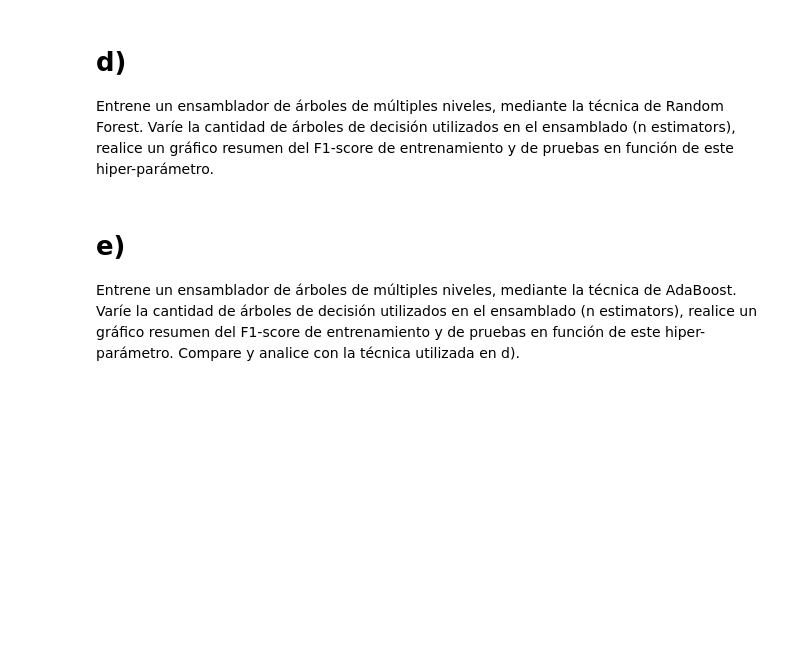
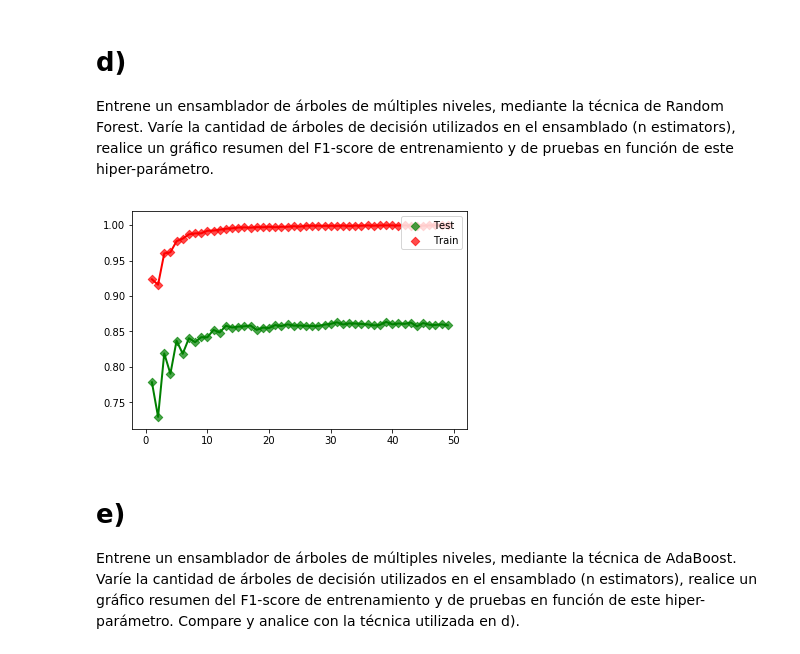
Before and after one commit to matiasarayac/tarea3-ML, a Jupyter notebook: Pregunta_3.ipynb, the cells around one changed output. Drawn from its saved outputs; the diff is of its cells as text; code cells hidden in the pictures; blank space fills up the shorter version.

```diff
--- a/Pregunta_3.ipynb
+++ b/Pregunta_3.ipynb
@@ -85,3 +69,13 @@ Entrene un solo Arbol de Clasificación de múltiples niveles para resolver el p
 hiper-parámetros que prefiera, recuerde que las decisiones no pueden ser basadas mirando el conjunto
 de pruebas. Debido al desbalanceo que se produce en las dos clases mida la m´etrica F1-score [5] sobre
 el conjunto de entrenamiento y de pruebas.
+# %%
+import pandas as pd
+from sklearn.model_selection import train_test_split
+y_train = np.asarray(df_train.good_quality.values).ravel().tolist()
+del df_train["good_quality"]
+x_train = df_train
+y_test = np.asarray(df_test.good_quality.values).ravel().tolist()
+del df_test["good_quality"]
+x_test = df_test
+x_train,x_val,y_train,y_val = train_test_split(x_train, y_train, test_size=0.25, random_state=42
@@ -106,11 +156,38 @@ f1_score(y_true, y_pred, average='binary') # average="micro" average="macro" ave
 Entrene un ensamblador de árboles de múltiples niveles, mediante la técnica de Random Forest. Varíe la
 cantidad de árboles de decisión utilizados en el ensamblado (n estimators), realice un gráfico resumen
 del F1-score de entrenamiento y de pruebas en función de este hiper-parámetro.
-# %%
-from sklearn.ensemble import RandomForestClassifier
-model = RandomForestClassifier(n_estimators=, max_depth=,n_jobs=-1)
-from sklearn.metrics import f1_score
-f1_score(y_true, y_pred)
+# %%
+from sklearn.ensemble import RandomForestClassifier
+import pandas as pd
+import matplotlib.pyplot as plt
+import numpy as np
+import math
+def nEstimator(c1):
+    model = RandomForestClassifier(n_estimators=c1, max_depth=23,n_jobs=-1,random_state=10)
+    model.fit(x_train,y_train)
+    y_pred=model.predict(x_test)
+    y_true=y_test
+    val=f1_score(y_true, y_pred)
+    y_pred=model.predict(x_train)
+    y_true=y_train
+    val2=f1_score(y_true,y_pred)
+    return (val,val2)
+y=[]
+x=[]
+y2=[]
+for i in range(1,50):
+    s=nEstimator(i)
+    y.append(s[0])
+    y2.append(s[1])
+    x.append(i)
+plt.plot(x,y, 'g', zorder=1, lw=2)
+plt.scatter(x,y,marker="D", c="g", alpha=0.7,label="Test")
+plt.plot(x,y2, 'r', zorder=1, lw=2)
+plt.scatter(x,y2,marker="D", c="r", alpha=0.7,label="Train")
+plt.legend(loc='upper right')
+plt.show()
+# %% [output]
+[figure, added]
 # %% [markdown]
 # e)
  Entrene un ensamblador de árboles de múltiples niveles, mediante la técnica de AdaBoost. Varíe la
```
Also changed, not shown: parts of 18 cells of this notebook, 1 other file.
